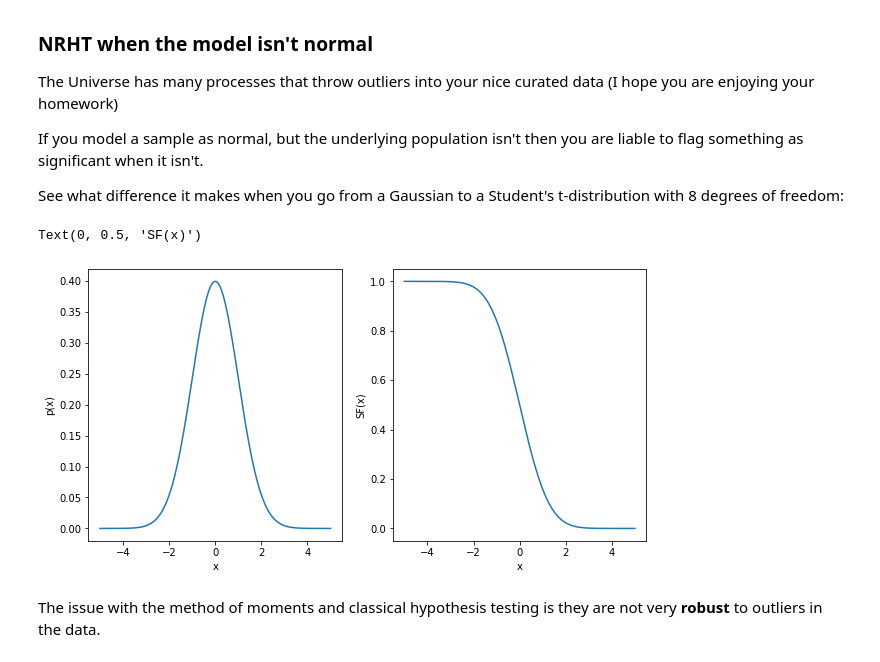
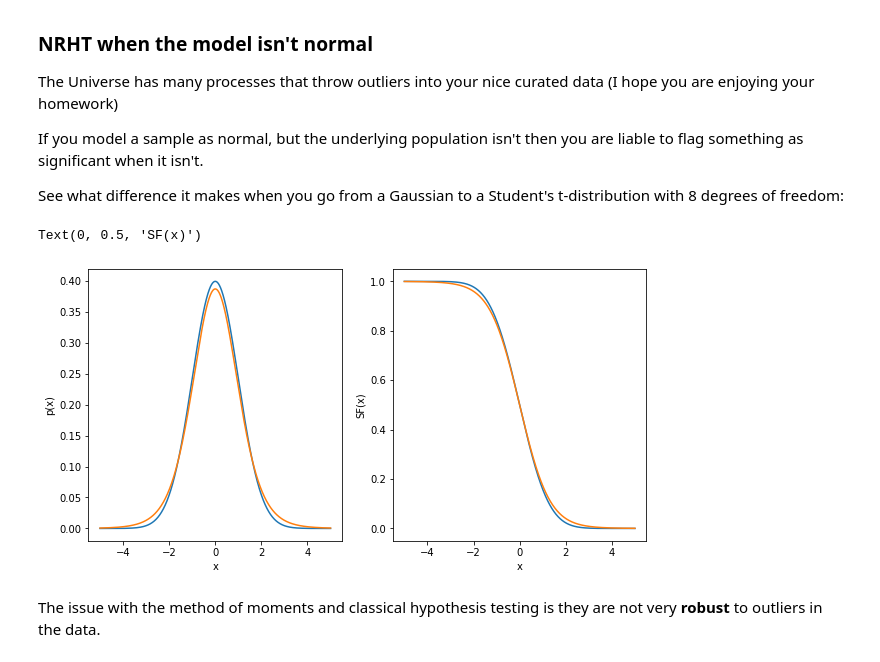
Before and after one commit to gnarayan/ast596_2020_Spring, a Jupyter notebook: 02/week02.ipynb, the cells around one changed output. Cells and saved outputs as stored; diff of their text form; code cells hidden in the pictures.

```diff
--- a/02/week02.ipynb
+++ b/02/week02.ipynb
@@ -160,34 +160,41 @@ If you model a sample as normal, but the underlying population isn't then you ar
 See what difference it makes when you go from a Gaussian to a Student's t-distribution with 8 degrees of freedom:
 # %%
 # your code goes here:
-
+import numpy as np
+import matplotlib.pyplot as plt
 
 # You can evaluate what P(X > x) is with the survival function i.e. (1 -  CDF(X))
 
-fig = figure(figsize=(10, 5))
+fig = plt.figure(figsize=(10, 5))
 x = np.arange(-5, 5.01, 0.01)
 pdf = st.norm.pdf(x)
 sf = st.norm.sf(x)
 
+pdf2 = st.t.pdf(x,8)
+sf2 = st.t.sf(x,8)
+
 ax1 = fig.add_subplot(121)
 ax2 = fig.add_subplot(122)
 ax1.plot(x, pdf)
+ax1.plot(x,pdf2)
 ax2.plot(x, sf)
+ax2.plot(x,sf2)
+# ax1.set_xlim(2.9,3.1)
 
 ax1.set_xlabel('x')
 ax1.set_ylabel('p(x)')
 
 ax2.set_xlabel('x')
 ax2.set_ylabel('SF(x)')
 
 # DO THIS FOR A T-DISTRIBUTION WITH Nu=8
 #
 
 # another thing you can try is the interval function to ask what interval encloses % of the total probability
 # this is better for assymetric distributions
 # %% [output]
 Text(0, 0.5, 'SF(x)')
-[figure, old version]
+[figure, new version]
 # %% [markdown]
 The issue with the method of moments and classical hypothesis testing is they are not very **robust** to outliers in the data.
 # %%
```
Also changed, not shown: parts of 3 cells of this notebook, 1 other file.
